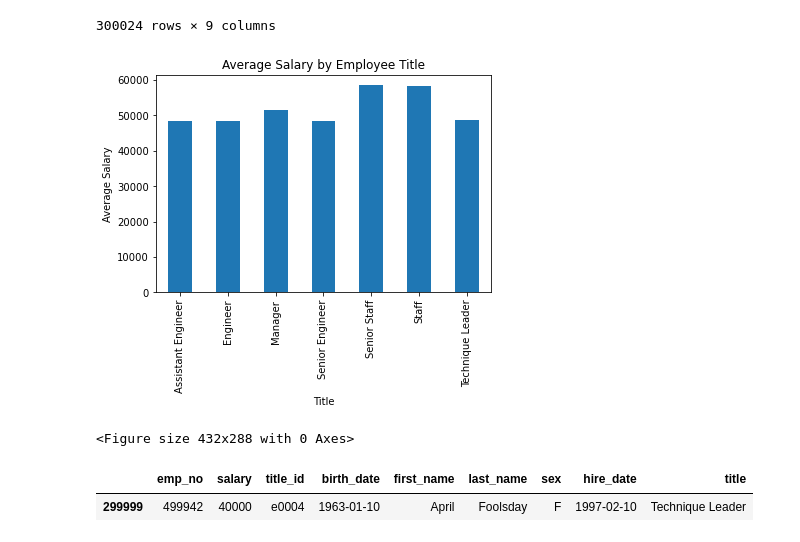
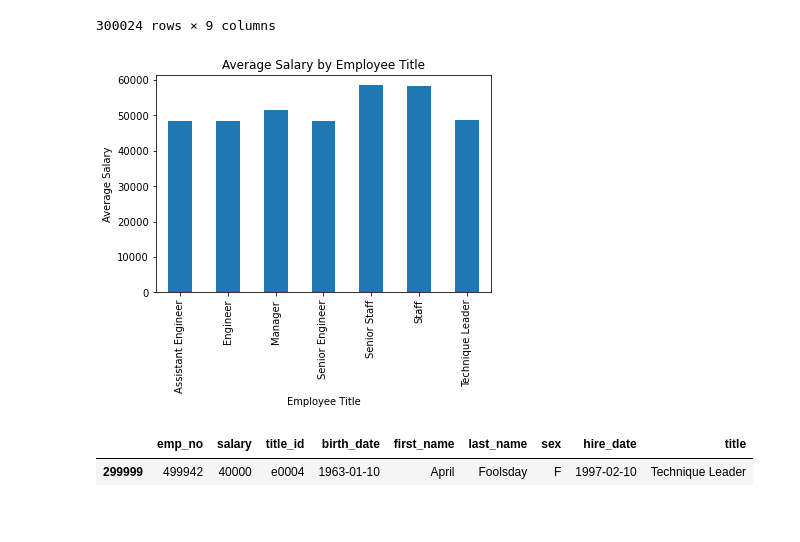
Before and after one commit to kflores56/Employee-Data-Analysis, a Jupyter notebook: Additional_Evaluation/Additional_Employee_Evaluation.ipynb, the cells around one changed output. Drawn from its saved outputs; the diff is of its cells as text; code cells hidden in the pictures.

```diff
--- a/Additional_Employee_Evaluation.ipynb
+++ b/Additional_Evaluation/Additional_Employee_Evaluation.ipynb
@@ -121,24 +126,25 @@ merge_df2
 # %%
 #Create a bar chart of average salary by title
 # Split up our data into groups based upon 'titles'
 title_groups = merge_df2.groupby('title')
 
 # Find out how many of each gender took bike trips
 employee_salary = title_groups['salary'].mean()
 
 # # Drop the 'stoptime' row that is contained within our group
 # gender_trips = gender_trips.drop(gender_trips.index[3])
 
 # Chart our data, give it a title, and label the axes
 salary_chart = employee_salary.plot(kind="bar", title="Average Salary by Employee Title")
-salary_chart.set_xlabel("Title", )
+salary_chart.set_xlabel("Employee Title", )
 salary_chart.set_ylabel("Average Salary")
 
+# Save image
+plt.savefig("../Additional Evaluation/images/title_salary", bbox_inches='tight')
+
 plt.show()
-plt.tight_layout()
 # %% [output]
-[figure, old version]
+[figure, new version]
-<Figure size 432x288 with 0 Axes>
 # %%
 # Search your ID number (499942)
 my_id = merge_df2.loc[merge_df2['emp_no'] == 499942]
```
Also changed, not shown: parts of 1 cell of this notebook, 4 other files.
